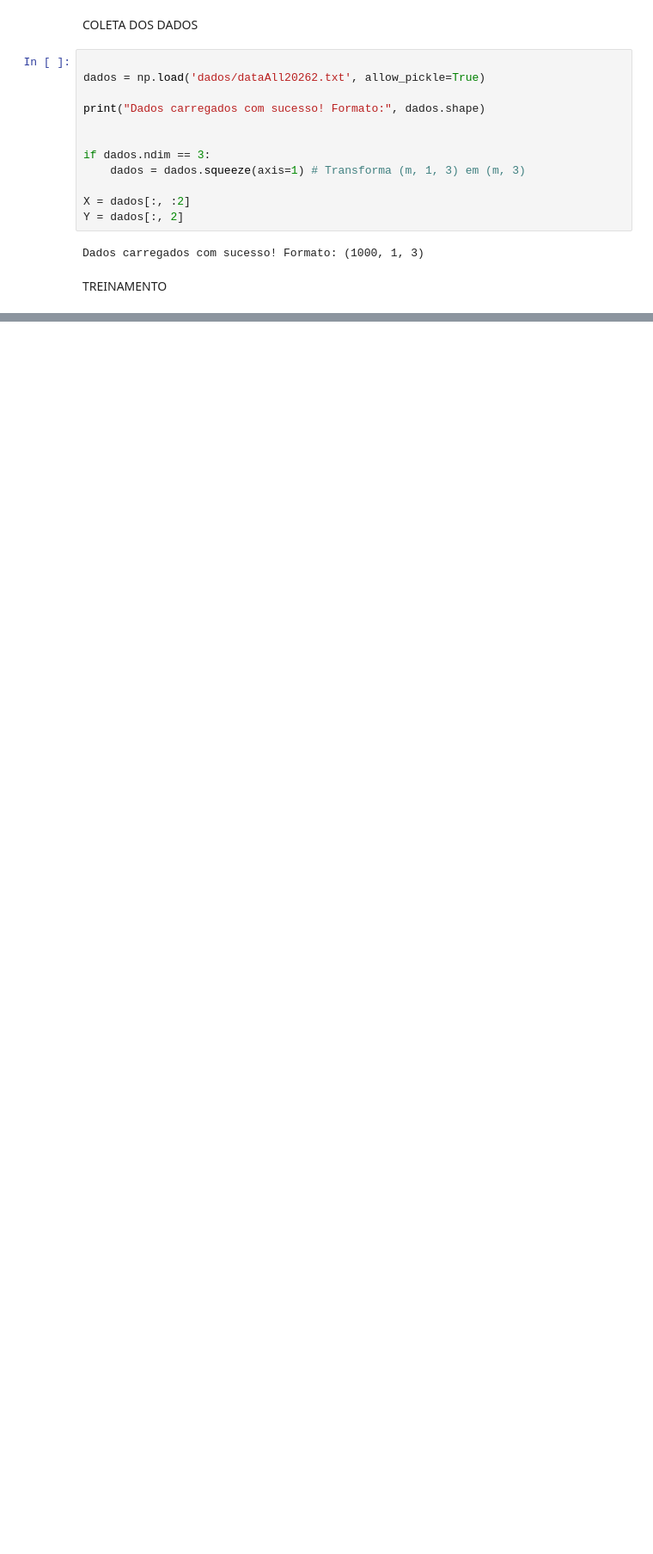
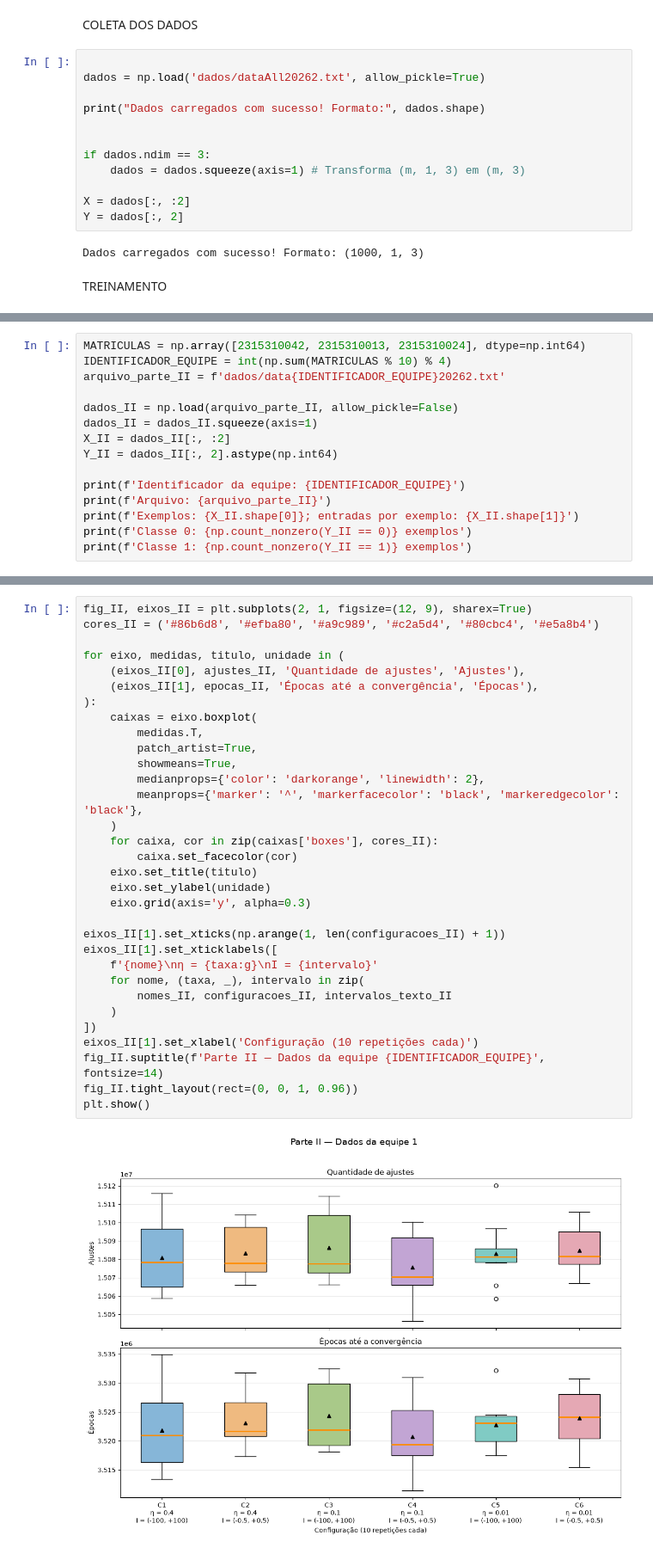
Before and after one commit to felipelopes7/RNA-Projeto-Pr-tico-2.1---Felipe-Lopes-Lucas-Lima-Vin-cius-Souza, a Jupyter notebook: notebook.ipynb, the cells around one changed output, grey strips where cells are left out. Shown at 86% size. Cells and saved outputs as stored; diff of their text form; blank space fills up the shorter version.

```diff
--- a/notebook.ipynb
+++ b/notebook.ipynb
@@ -132,0 +169,15 @@ Pesos finais otimizados: [  -0.52545988   77.49164736 -385.93744796]
+# %%
+MATRICULAS = np.array([2315310042, 2315310013, 2315310024], dtype=np.int64)
+IDENTIFICADOR_EQUIPE = int(np.sum(MATRICULAS % 10) % 4)
+arquivo_parte_II = f'dados/data{IDENTIFICADOR_EQUIPE}20262.txt'
+
+dados_II = np.load(arquivo_parte_II, allow_pickle=False)
+dados_II = dados_II.squeeze(axis=1)
+X_II = dados_II[:, :2]
+Y_II = dados_II[:, 2].astype(np.int64)
+
+print(f'Identificador da equipe: {IDENTIFICADOR_EQUIPE}')
+print(f'Arquivo: {arquivo_parte_II}')
+print(f'Exemplos: {X_II.shape[0]}; entradas por exemplo: {X_II.shape[1]}')
+print(f'Classe 0: {np.count_nonzero(Y_II == 0)} exemplos')
+print(f'Classe 1: {np.count_nonzero(Y_II == 1)} exemplos')
@@ -132,0 +431,34 @@ Pesos finais otimizados: [  -0.52545988   77.49164736 -385.93744796]
+# %%
+fig_II, eixos_II = plt.subplots(2, 1, figsize=(12, 9), sharex=True)
+cores_II = ('#86b6d8', '#efba80', '#a9c989', '#c2a5d4', '#80cbc4', '#e5a8b4')
+
+for eixo, medidas, titulo, unidade in (
+    (eixos_II[0], ajustes_II, 'Quantidade de ajustes', 'Ajustes'),
+    (eixos_II[1], epocas_II, 'Épocas até a convergência', 'Épocas'),
+):
+    caixas = eixo.boxplot(
+        medidas.T,
+        patch_artist=True,
+        showmeans=True,
+        medianprops={'color': 'darkorange', 'linewidth': 2},
+        meanprops={'marker': '^', 'markerfacecolor': 'black', 'markeredgecolor': 'black'},
+    )
+    for caixa, cor in zip(caixas['boxes'], cores_II):
+        caixa.set_facecolor(cor)
+    eixo.set_title(titulo)
+    eixo.set_ylabel(unidade)
+    eixo.grid(axis='y', alpha=0.3)
+
+eixos_II[1].set_xticks(np.arange(1, len(configuracoes_II) + 1))
+eixos_II[1].set_xticklabels([
+    f'{nome}\nη = {taxa:g}\nI = {intervalo}'
+    for nome, (taxa, _), intervalo in zip(
+        nomes_II, configuracoes_II, intervalos_texto_II
+    )
+])
+eixos_II[1].set_xlabel('Configuração (10 repetições cada)')
+fig_II.suptitle(f'Parte II — Dados da equipe {IDENTIFICADOR_EQUIPE}', fontsize=14)
+fig_II.tight_layout(rect=(0, 0, 1, 0.96))
+plt.show()
+# %% [output]
+[figure, added]
```
Also changed, not shown: parts of 11 cells of this notebook, 2 other files.
